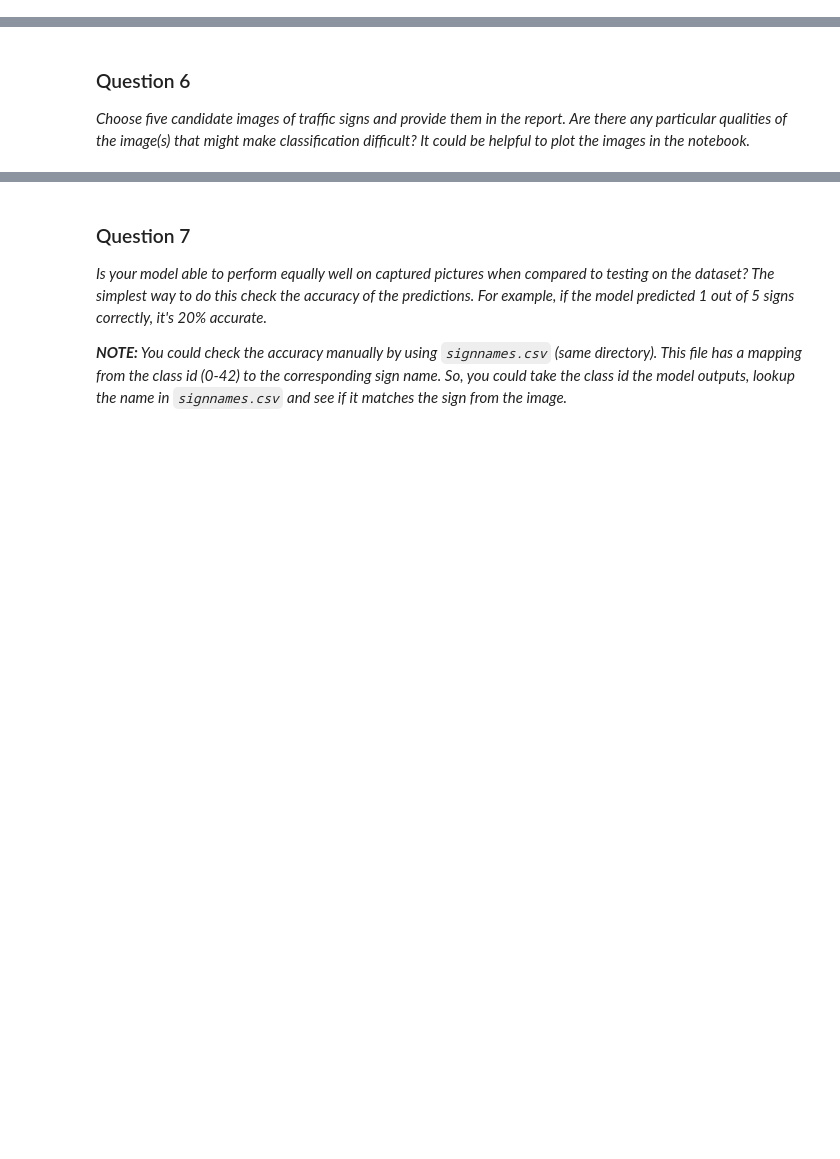
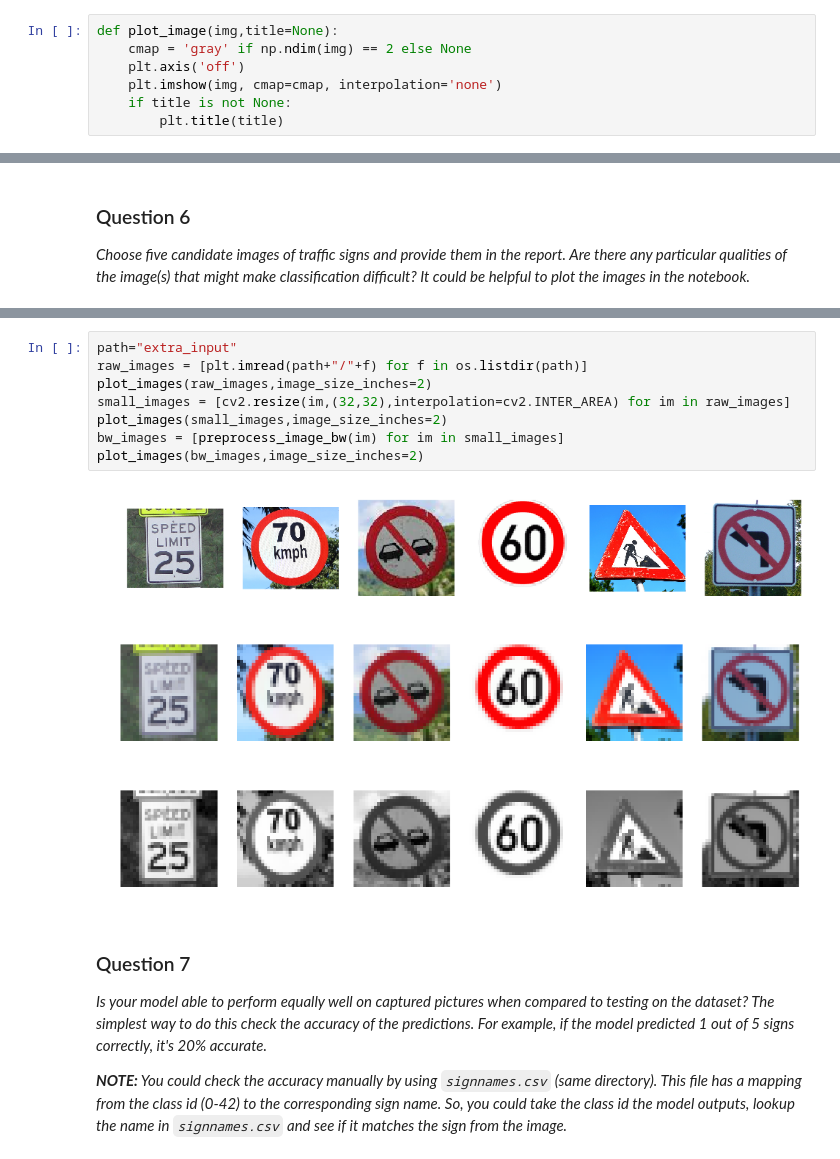
Before and after one commit to berickson/CarND-Traffic-Signs, a Jupyter notebook: Traffic_Signs_Recognition.ipynb, the cells around one changed output, grey strips where cells are left out. Saved outputs shown, nothing was run; the diff lists cells and outputs as text; blank space fills up the shorter version.

```diff
--- a/Traffic_Signs_Recognition.ipynb
+++ b/Traffic_Signs_Recognition.ipynb
@@ -61,2 +49,9 @@ def plot_counts(y, title):
+# %%
+def plot_image(img,title=None):
+    cmap = 'gray' if np.ndim(img) == 2 else None
+    plt.axis('off')
+    plt.imshow(img, cmap=cmap, interpolation='none')
+    if title is not None:
+        plt.title(title)
 # %%
 def plot_images(l, images_per_line = 10, image_size_inches = 1.0, title=None):
@@ -622,3 +665,15 @@ _Choose five candidate images of traffic signs and provide them in the report. A
+# %%
+path="extra_input"
+raw_images = [plt.imread(path+"/"+f) for f in os.listdir(path)]
+plot_images(raw_images,image_size_inches=2)
+small_images = [cv2.resize(im,(32,32),interpolation=cv2.INTER_AREA) for im in raw_images]
+plot_images(small_images,image_size_inches=2)
+bw_images = [preprocess_image_bw(im) for im in small_images]
+plot_images(bw_images,image_size_inches=2)
+# %% [output]
+[figure, added]
+[figure, added]
+[figure, added]
 # %% [markdown]
 ### Question 7
 
```
Also changed, not shown: parts of 46 cells of this notebook, 6 other files.
